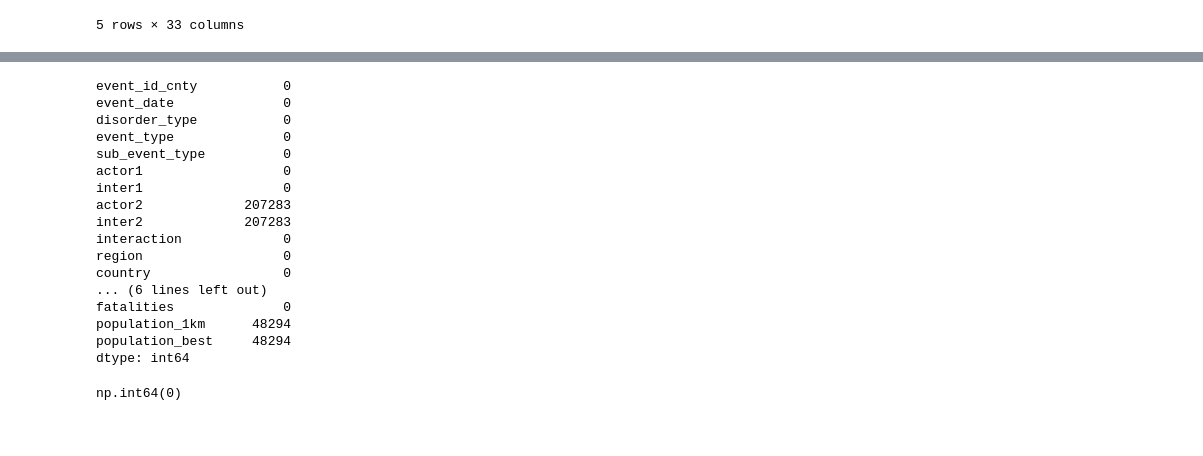
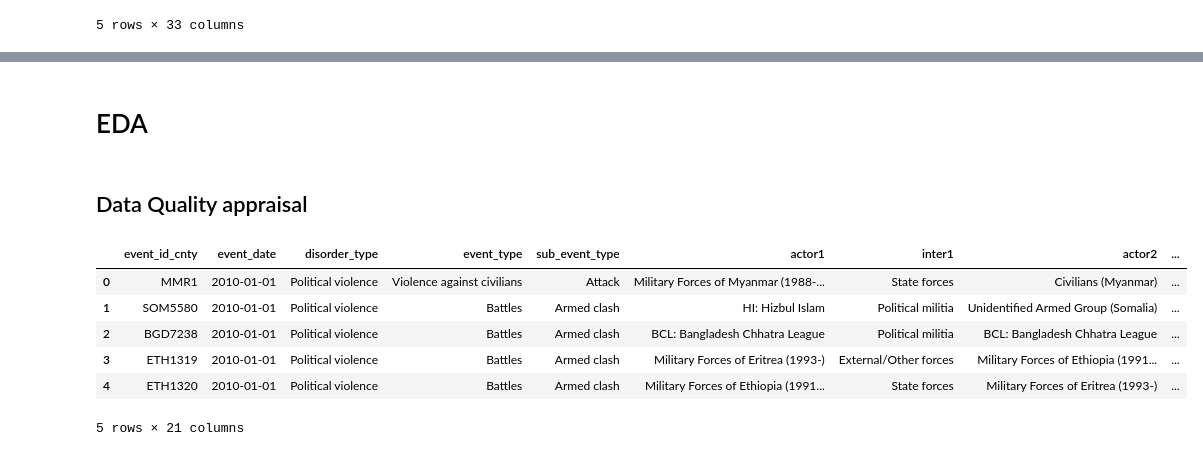
Before and after one commit to CoMa95/Armed-Conflict-Analytics, a Jupyter notebook: notebooks/01_eda.ipynb, the cells around one changed output, grey strips where cells are left out. Cells and saved outputs as stored; diff of their text form; code cells hidden in the pictures.

Commit message:
Load dataset, mitigate size issue

```diff
--- a/notebooks/01_eda.ipynb
+++ b/notebooks/01_eda.ipynb
@@ -31,11 +46,13 @@ df_preview.head()
 | 4 | ETH1320 | 2010-01-01 | 2010 | 1 | Political violence | Battles | Armed clash | ... |
 5 rows × 33 columns
 # %%
+# specify columns to keep
 to_keep = ['event_id_cnty', 'event_date', 'disorder_type', 'event_type', 'sub_event_type', 'actor1',
            'inter1', 'actor2', 'inter2', 'interaction', 'region', 'country', 'latitude', 'longitude',
            'geo_precision', 'source', 'source_scale','notes',  'fatalities',  'population_1km',
            'population_best']
 
+# define data types for each column
 dtype_map = {
     "event_id_cnty": "string",
     "disorder_type": "category",
@@ -59,8 +76,9 @@ dtype_map = {
     "population_best": "float32"
 }
 
+# load the dataset with specified columns and data types
 df = pd.read_csv(
-    "original_acled.csv",
+    Path.cwd().parent / 'data/raw/original_acled.csv',
     usecols=to_keep,
     dtype=dtype_map,
     parse_dates=["event_date"],
@@ -89,24 +86,0 @@ memory usage: 65.4 MB
-# %%
-df.isnull().sum()
-# %% [output]
-event_id_cnty           0
-event_date              0
-disorder_type           0
-event_type              0
-sub_event_type          0
-actor1                  0
-inter1                  0
-actor2             207283
-inter2             207283
-interaction             0
-region                  0
-country                 0
-... (6 lines left out)
-fatalities              0
-population_1km      48294
-population_best     48294
-dtype: int64
-# %%
-df.duplicated().sum()
-# %% [output]
-np.int64(0)
@@ -112,0 +90,15 @@ np.int64(0)
+# %% [markdown]
+# EDA
+# %% [markdown]
+## Data Quality appraisal
+# %%
+# view dataframe
+df.head()
+# %% [output]
+|  | event_id_cnty | event_date | disorder_type | event_type | sub_event_type | actor1 | inter1 | actor2 | ... |
+| 0 | MMR1 | 2010-01-01 | Political violence | Violence against civilians | Attack | Military Forces of Myanmar (1988-... | State forces | Civilians (Myanmar) | ... |
+| 1 | SOM5580 | 2010-01-01 | Political violence | Battles | Armed clash | HI: Hizbul Islam | Political militia | Unidentified Armed Group (Somalia) | ... |
+| 2 | BGD7238 | 2010-01-01 | Political violence | Battles | Armed clash | BCL: Bangladesh Chhatra League | Political militia | BCL: Bangladesh Chhatra League | ... |
+| 3 | ETH1319 | 2010-01-01 | Political violence | Battles | Armed clash | Military Forces of Eritrea (1993-) | External/Other forces | Military Forces of Ethiopia (1991... | ... |
+| 4 | ETH1320 | 2010-01-01 | Political violence | Battles | Armed clash | Military Forces of Ethiopia (1991... | State forces | Military Forces of Eritrea (1993-) | ... |
+5 rows × 21 columns
```
Also changed, not shown: parts of 8 cells of this notebook.
